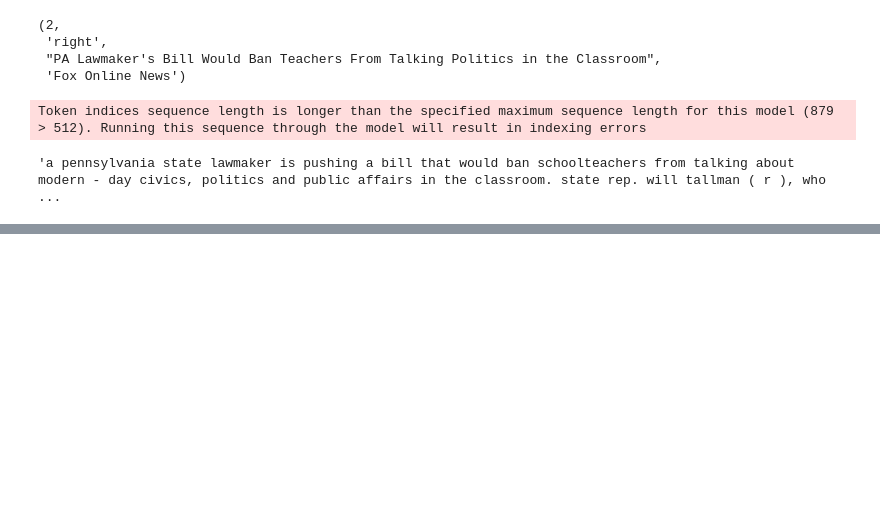
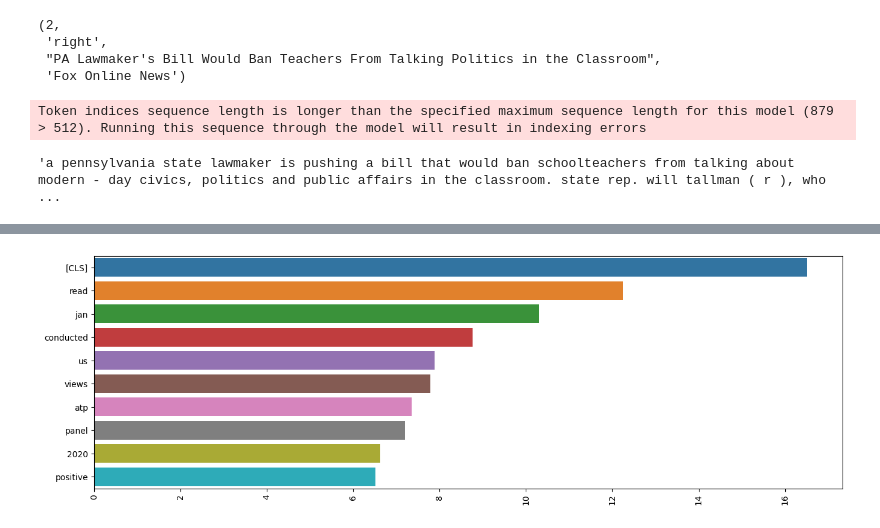
Before and after one commit to sltimmins/CS7322-Project, a Jupyter notebook: ArticleBias.ipynb, the cells around one changed output, grey strips where cells are left out. Cells and saved outputs as stored; diff of their text form; code cells hidden in the pictures; blank space fills up the shorter version.

```diff
--- a/ArticleBias.ipynb
+++ b/ArticleBias.ipynb
@@ -3,10 +3,30 @@ model_name = 'article-bias-2'
 from transformers import pipeline, AutoTokenizer, AutoModelForSequenceClassification
 tokenizer = AutoTokenizer.from_pretrained(model_name)
 pipe = pipeline("text-classification", model=model_name, tokenizer=tokenizer)
-model = AutoModelForSequenceClassification.from_pretrained(model_name, num_labels=3,output_attentions=True)#.to("cuda")
+model = AutoModelForSequenceClassification.from_pretrained(model_name, num_labels=3,output_attentions=True)\
+    .to("mps")
 # %%
 def truncate_text(text, tokenizer, max_length=512):
     tokens = tokenizer.tokenize(text)
     truncated_tokens = tokens[:max_length - 2]  # Reserve space for special tokens [CLS] and [SEP]
     truncated_text = tokenizer.convert_tokens_to_string(truncated_tokens)
     return truncated_text
+# %%
+import os
+import pandas as pd
+
+def load_dataset():
+    directory = 'data/jsons'
+
+    dfs = [] # an empty list to store the data frames
+    for f in os.listdir(directory):
+        file = os.path.join(directory, f)
+        data = pd.read_json(file, typ='series').to_frame().T # read data frame from json file
+        dfs.append(data) # append the data frame to the list
+
+    df = pd.concat(dfs, ignore_index=True)
+    df.drop(['topic', 'source', 'url', 'title', 'date', 'authors', 'content_original', 'source_url', 'bias_text', 'ID'],
+            axis=1, inplace=True)
+    df['content'] = df['content'].str.replace('[^\w\s]','')
+    df['content'] = df['content'].str.lower()
+    return df
@@ -36,6 +78,8 @@ def load_article_json(name):
     with open(f'./data/jsons/{name}.json', 'r') as f:
         data = json.load(f)
         return data
+# %%
+df = load_dataset()
 # %%
 article1 = load_article_json('I3B0cfqnYOw0R0Rp')
 article1['bias'], article1['bias_text'], article1['title'], article1['source']
@@ -160,0 +242,12 @@ visualize_ngrams_gradients(gradients, inputs['input_ids'], tokenizer, n=10)
+# %%
+example = df['content'][33]
+example_tokenized = tokenizer(example,
+                           max_length=512,
+                           padding=True,
+                           truncation=True,
+                           return_tensors="pt")
+gradients = compute_gradients(example_tokenized['input_ids'][0], example_tokenized['attention_mask'], target_label=2)
+top_k_indices, top_k_tokens, top_k_gradients = get_topk_tokens(gradients, example_tokenized['input_ids'][0], tokenizer, top_k=10)
+visualize_gradients(top_k_gradients, top_k_tokens, top_k=10)
+# %% [output]
+[figure, added]
```
Also changed, not shown: parts of 19 cells of this notebook.
